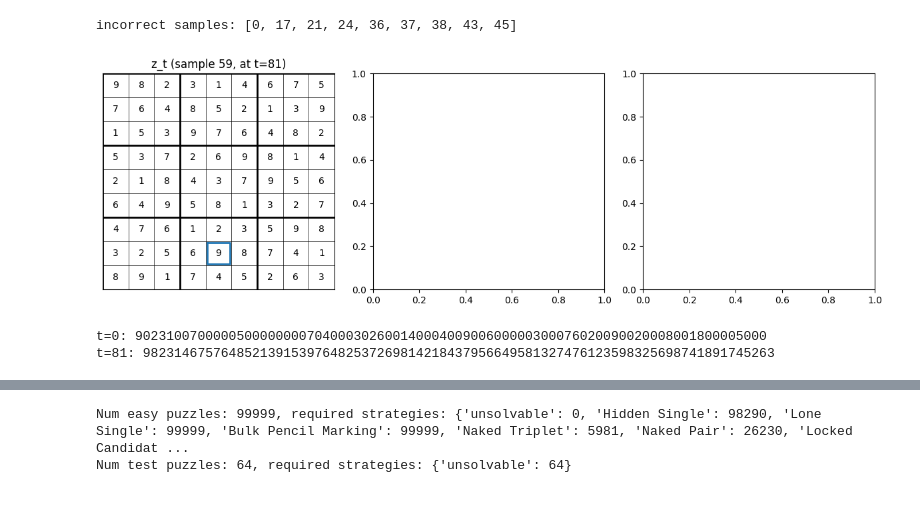
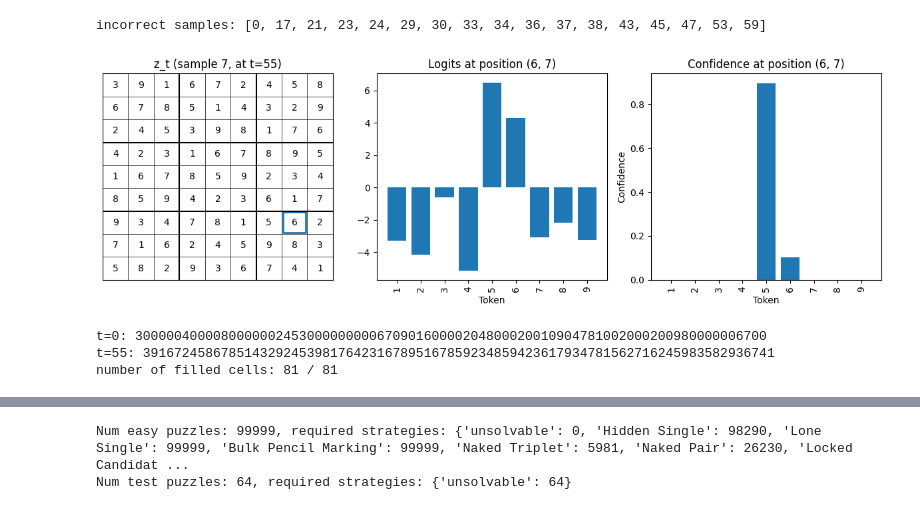
Before and after one commit to Paescal/gidd, a Jupyter notebook: gidd/eval/generation_info_analysis.ipynb, the cells around one changed output, grey strips where cells are left out. Saved outputs shown, nothing was run; the diff lists cells and outputs as text; code cells hidden in the pictures.

```diff
--- a/gidd/eval/generation_info_analysis.ipynb
+++ b/gidd/eval/generation_info_analysis.ipynb
@@ -13,15 +16,17 @@ mask_token_id = 9
 
 base_dir = "/local/home/prisold/gidd/outputs/generation_info"
 # num_dirs = len([name for name in os.listdir(base_dir) if os.path.isdir(os.path.join(base_dir, name))]) # to use all combinations
-num_dirs = 216 # to use first n combinations
+num_dirs = 1 # to use first n combinations
 combination_row_ids = [i for i in range(1, num_dirs + 1)] # if combination_0 also exists
 # combination_row_ids = [i for i in range(num_dirs)] # if combination_0 does not exist
 # combination_row_ids = [0] # to use combination_0
+# combination_row = 0 # to use combination_0
 
 dir_path_dict = {}
 meta_dict = {}
 history_dict = {}
 logits_dict = {}
+confidence_t_0_dict = {}
 marginals_dict = {}
 change_events_table_dict = {}
 denoise_config_dict = {}
@@ -29,11 +34,12 @@ combination_rows = []
 
 for combination_row in combination_row_ids:
     dir_path = f"{base_dir}/combination_{combination_row}"
-    meta, history, logits, marginals, change_events_table = GenerationInfoHandler.load_all(dir_path)
+    meta, history, logits, confidence_t_0, marginals, change_events_table, forward_calls = GenerationInfoHandler.load_all(dir_path)
     dir_path_dict[combination_row] = dir_path
     meta_dict[combination_row] = meta
     history_dict[combination_row] = history
     logits_dict[combination_row] = logits
+    confidence_t_0_dict[combination_row] = confidence_t_0
     marginals_dict[combination_row] = marginals
     change_events_table_dict[combination_row] = change_events_table
     denoise_config_dict[combination_row] = meta['sampling']['p_denoise']
@@ -157,10 +212,10 @@ def visualize_state(sample, time_step, position, logits, history, show_logits=Tr
     # thick box lines
     if rows == cols:
         box = int(math.sqrt(rows))
-        for r in range(0, rows, box):
-            ax1.axhline(r-0.5, color="black", linewidth=2)
-        for c in range(0, cols, box):
-            ax1.axvline(c-0.5, color="black", linewidth=2)
+        for r in range(box, rows, box):
+            ax1.axhline(r-0.5, color="black", linewidth=1.5)
+        for c in range(box, cols, box):
+            ax1.axvline(c-0.5, color="black", linewidth=1.5)
 
     ax1.set_xlim(-0.5, cols - 0.5)
     ax1.set_ylim(rows - 0.5, -0.5)
@@ -209,37 +264,46 @@ def visualize_state(sample, time_step, position, logits, history, show_logits=Tr
 # 43 (Finned X-wing, Almost Locked Set),
 # 45 (XY-wing, XYZ-wing),
 # # # 47 (XY-wing, XY-chain),
 # # 59 (multiple solutions!!!!),
 
-# potentially actually hard techniques: Color Wing, Color Trap, Swordfish,Unique Rectangle Type 1, not solvables
-sample = 59
-time_step = 81
+# potentially actually hard techniques: Color Wing, Color Trap, Swordfish, Unique Rectangle Type 1, not solvables
 # position = (6, 8) # 1-indexed
 # position = (2, 1) # 1-indexed
 # position = (8, 5) # 1-indexed
 position = (4, 3) # 1-indexed
 
 position = (4, 6) # 1-indexed
 position = (4, 2) # 1-indexed
 position = (9, 6) # 1-indexed
 position = (7, 6) # 1-indexed
 position = (3, 1) # 1-indexed
 position = (1, 6) # 1-indexed
 position = (6, 8) # 1-indexed
 position = (4, 7) # 1-indexed
 position = (6, 7) # 1-indexed
 position = (9, 7) # 1-indexed
 position = (5, 3) # 1-indexed
 position = (8, 5) # 1-indexed
 
+position = (7, 8)
+
 show_logits = True
 show_probs = True
+combination_row = 1
 print(f'incorrect samples: {(history_dict[combination_row][:, -1, :] != history_dict[combination_row][:, -2, :]).any(-1).nonzero().squeeze(-1).tolist()}')
+sample = 7
+time_step = 55
+# print(history_dict[combination_row][sample, -2:, :] + 1)
+# print(history_dict[combination_row].shape[1])
+# print(history_dict[combination_row].shape)
+# print((history_dict[combination_row][:, -2, :] == history_dict[combination_row][:, -1, :]).all(-1))
 visualize_state(sample, time_step, position, logits_dict[combination_row], history_dict[combination_row][:, :, :], show_logits=show_logits, show_probs=show_probs)
 print(f't=0: {''.join([str(d + 1) if d != 9 else '0' for d in history_dict[combination_row][sample, 0, :].tolist()])}')
 print(f't={time_step}: {''.join([str(d + 1) if d != 9 else '0' for d in history_dict[combination_row][sample, time_step, :].tolist()])}')
+print(f'number of filled cells: {(history_dict[combination_row][sample, time_step, :] != 9).sum().item()} / {history_dict[combination_row].shape[2]}')
 # %% [output]
-incorrect samples: [0, 17, 21, 24, 36, 37, 38, 43, 45]
+incorrect samples: [0, 17, 21, 23, 24, 29, 30, 33, 34, 36, 37, 38, 43, 45, 47, 53, 59]
-[figure, old version]
+[figure, new version]
-t=0: 902310070000050000000070400030260014000400900600000300076020090020008001800005000
-t=81: 982314675764852139153976482537269814218437956649581327476123598325698741891745263
+t=0: 300000400008000000245300000000067090160000204800020010904781002000200980000006700
+t=55: 391672458678514329245398176423167895167859234859423617934781562716245983582936741
+number of filled cells: 81 / 81
```
Also changed, not shown: parts of 16 cells of this notebook, 7 other files.
